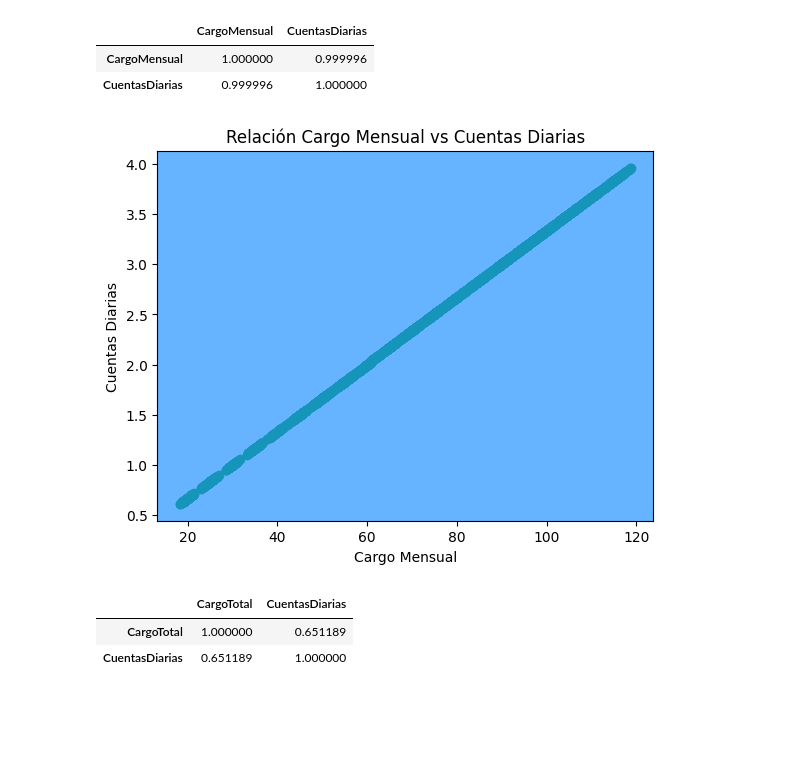
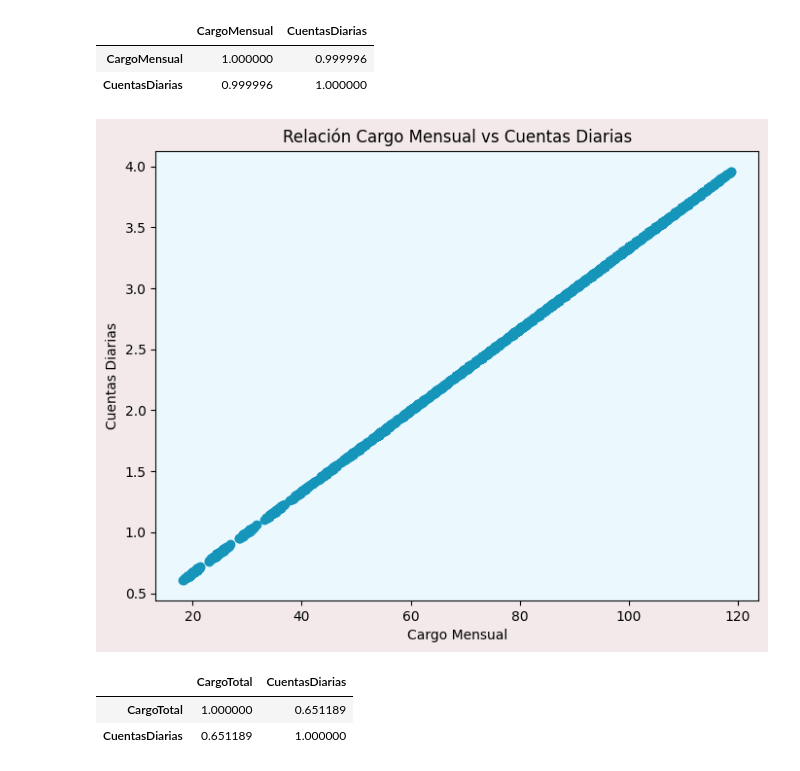
Before and after one commit to DanielRaiicHu/telecom_x_2, a Jupyter notebook: telecom_x_2.ipynb, the cells around one changed output. Saved outputs shown, nothing was run; the diff lists cells and outputs as text; code cells hidden in the pictures; blank space fills up the shorter version.

```diff
--- a/telecom_x_2.ipynb
+++ b/telecom_x_2.ipynb
@@ -525,20 +530,24 @@ datos_codificados[['CargoMensual', 'CuentasDiarias']].corr()
 | CuentasDiarias | 0.999996 | 1.000000 |
 # %%
 def scatter_cargo_mensual_vs_cuentas_diarias():
-    plt.scatter(datos_codificados['CargoMensual'],datos_codificados['CuentasDiarias'],color = color_3) #ejes x,y
-    plt.title('Relación Cargo Mensual vs Cuentas Diarias')
-    plt.xlabel('Cargo Mensual')
-    plt.ylabel('Cuentas Diarias')
-    plt.gca().set_facecolor(color_fondo_2)
+
+    fig, ax = plt.subplots(figsize=(8,6))
+    fig.patch.set_facecolor(color_fondo)
+
+    ax.scatter(datos_codificados['CargoMensual'],datos_codificados['CuentasDiarias'],color = color_3) #ejes x,y
+    ax.set_title('Relación Cargo Mensual vs Cuentas Diarias')
+    ax.set_xlabel('Cargo Mensual')
+    ax.set_ylabel('Cuentas Diarias')
+    ax.set_facecolor(color_interior)
     return plt
 
 # Mostrar
 scatter_cargo_mensual_vs_cuentas_diarias().show()
 
 # Exportar
 exportar_grafico(scatter_cargo_mensual_vs_cuentas_diarias, 'grafico_scatter_cargo_mensual_vs_cuentas_diarias')
 # %% [output]
-[figure, old version]
+[figure, new version]
 # %%
 datos_codificados[['CargoTotal', 'CuentasDiarias']].corr()
 # %% [output]
```
Also changed, not shown: parts of 31 cells of this notebook.
